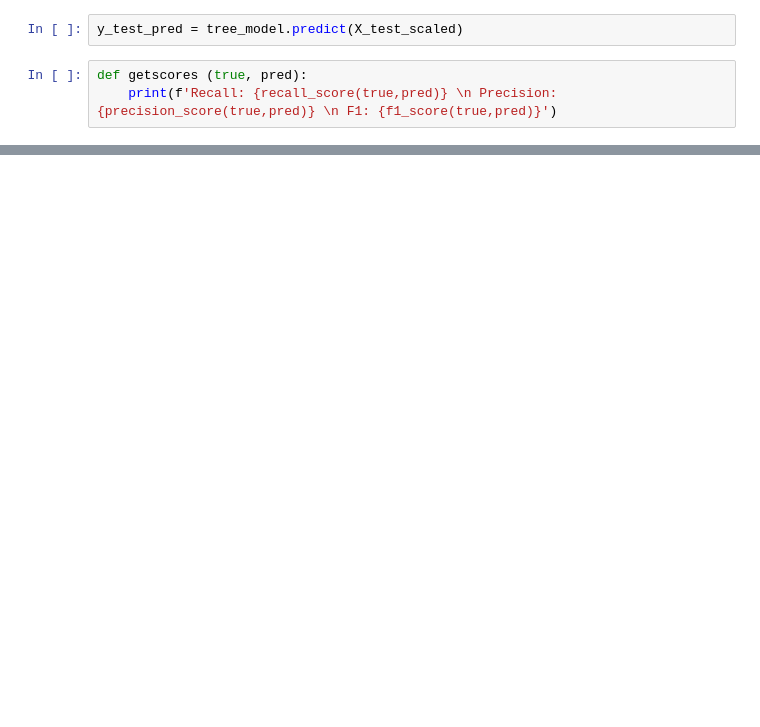
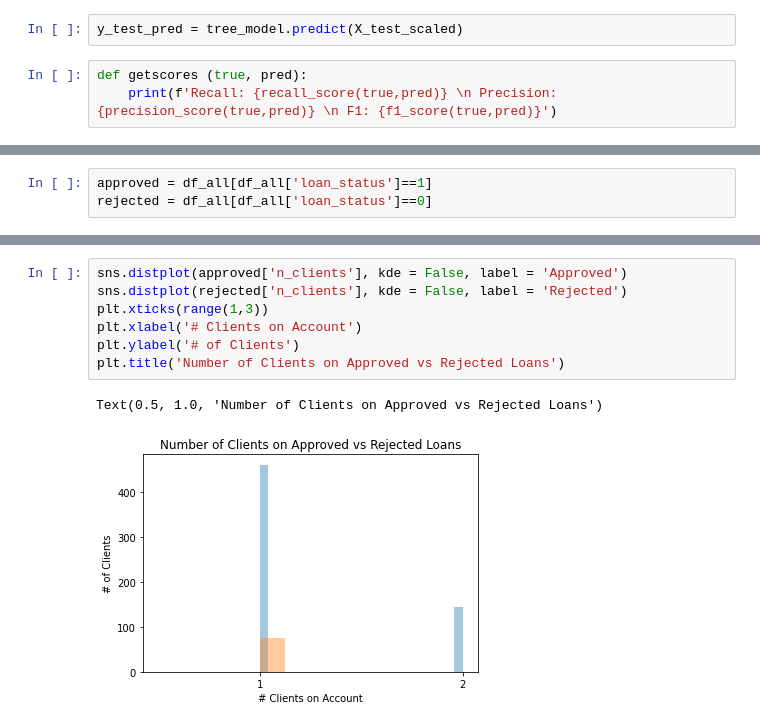
Before and after one commit to kangand/1000ml, a Jupyter notebook: unit4_project/Visualizations.ipynb, the cells around one changed output, grey strips where cells are left out. Saved outputs shown, nothing was run; the diff lists cells and outputs as text; blank space fills up the shorter version.

```diff
--- a/unit4_project/Visualizations.ipynb
+++ b/unit4_project/Visualizations.ipynb
@@ -119,0 +177,3 @@ tree_model.score(X_test_scaled, y_test)
+# %%
+approved = df_all[df_all['loan_status']==1]
+rejected = df_all[df_all['loan_status']==0]
@@ -119,0 +195,10 @@ tree_model.score(X_test_scaled, y_test)
+# %%
+sns.distplot(approved['n_clients'], kde = False, label = 'Approved')
+sns.distplot(rejected['n_clients'], kde = False, label = 'Rejected')
+plt.xticks(range(1,3))
+plt.xlabel('# Clients on Account')
+plt.ylabel('# of Clients')
+plt.title('Number of Clients on Approved vs Rejected Loans')
+# %% [output]
+Text(0.5, 1.0, 'Number of Clients on Approved vs Rejected Loans')
+[figure, added]
```
Also changed, not shown: parts of 23 cells of this notebook, 3 other files.
